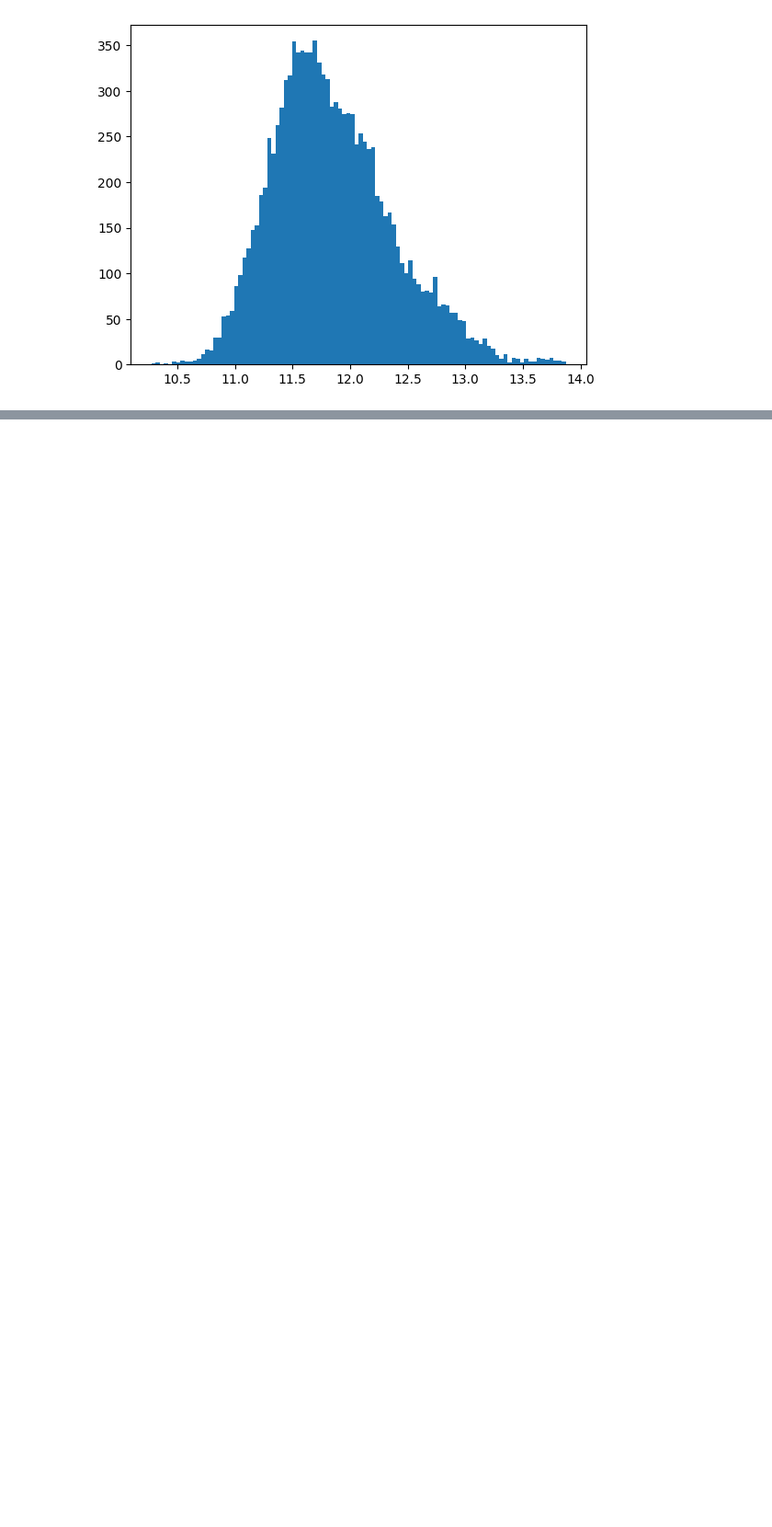
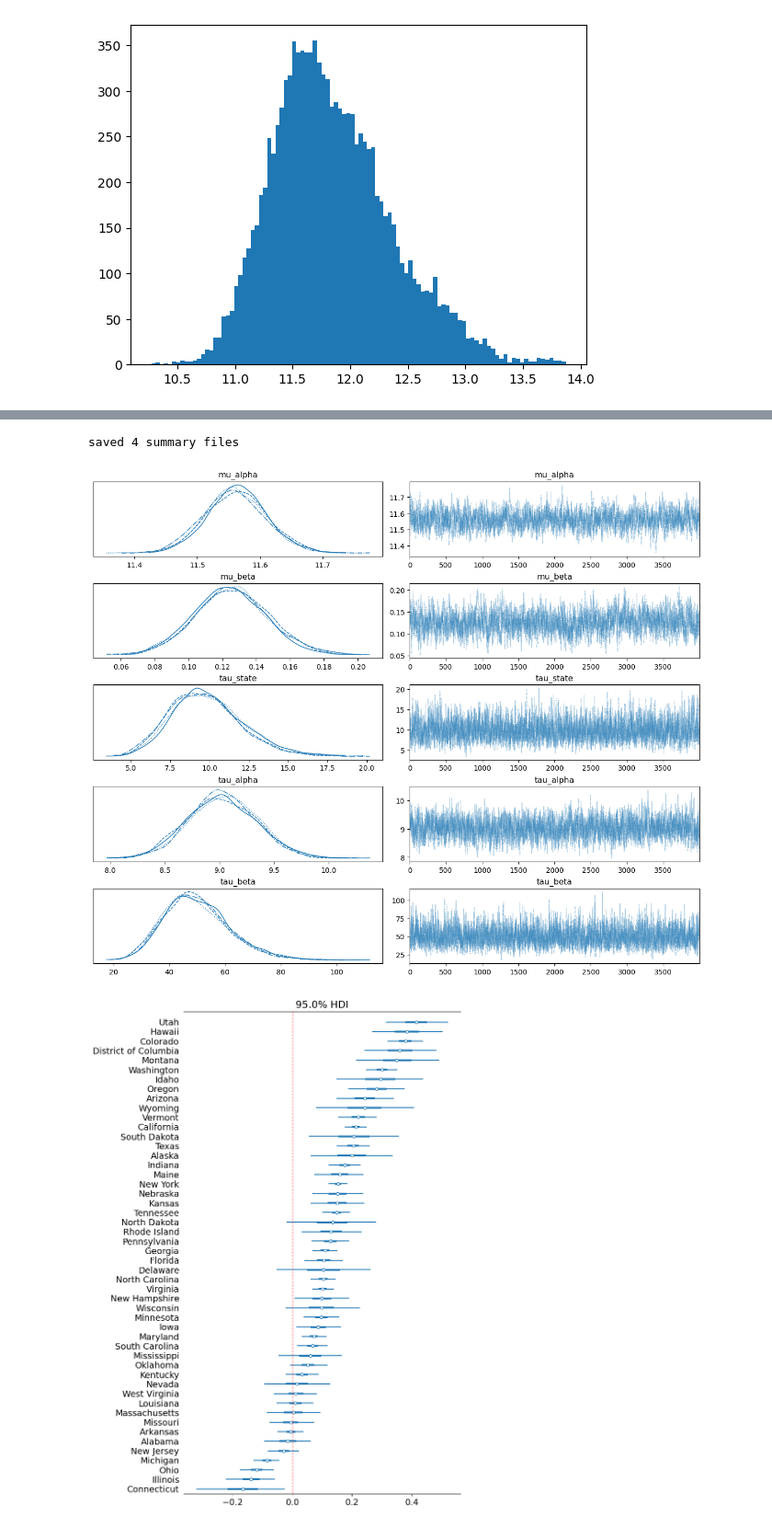
Before and after one commit to mawi510/lihtc-bayesian-analysis, a Jupyter notebook: notebooks/04_housing_value_models.ipynb, the cells around one changed output, grey strips where cells are left out. Shown at 92% size. Saved outputs shown, nothing was run; the diff lists cells and outputs as text; code cells hidden in the pictures; blank space fills up the shorter version.

```diff
--- a/notebooks/04_housing_value_models.ipynb
+++ b/notebooks/04_housing_value_models.ipynb
@@ -602,0 +671,15 @@ az.compare({"Hierarchy w Pop": trace_hier_pop, "Hierarchy w Pop and Norm": trace
+# %%
+#Pooled model on real prices, so the pooled vs hierarchical comparison only changes the hierarchy
+with pm.Model() as m:
+    tau = pm.Gamma("tau", 0.001, 0.001)
+    beta0 = pm.Normal("beta0_intercept", 12, tau=0.25)
+    beta1 = pm.Normal("beta1_sqrt_ma", 0, tau=0.001)
+    variance = pm.Deterministic("variance", 1 / tau)
+    gamma = pm.Normal("gamma", 0, tau=0.001)
+
+    mu = beta0 + (beta1 * X) + gamma * pop_growth
+    likelihood = pm.Normal("likelihood", mu=mu, tau=tau, observed=housing['log_zhvi_adj'].values)
+
+    trace_pooled_adj = pm.sample(random_seed=6420, idata_kwargs={"log_likelihood": True})
+
+az.summary(trace_pooled_adj, hdi_prob=0.95)
@@ -602,0 +815,6 @@ az.compare({"Hierarchy w Pop": trace_hier_pop, "Hierarchy w Pop and Norm": trace
+# %%
+#Final model: nested, non-centered, real prices
+with build_nested_nc(housing['log_zhvi_adj'].values):
+    trace_nested_nc = pm.sample(4000, tune=4000, target_accept=0.9, chains=4, cores=4,
+                                random_seed=6420,
+                                idata_kwargs={"log_likelihood": True})
@@ -602,0 +999,58 @@ az.compare({"Hierarchy w Pop": trace_hier_pop, "Hierarchy w Pop and Norm": trace
+# %%
+#Saving for presentation
+import os
+os.makedirs('../reports/summaries', exist_ok=True)
+
+housing.to_csv('../data/processed/housing_analysis_panel.csv', index=False)
+
+# State slopes with labels attached
+h_slopes.index.name = 'State'
+h_slopes.drop(columns=['state_name', 'call']).to_csv('../reports/summaries/housing_state_slopes.csv')
+
+# Hyperparameters of the final model
+az.summary(
+    trace_nested_nc,
+    var_names=['mu_alpha', 'mu_beta', 'tau_state', 'tau_alpha', 'tau_beta',
+               'sigma_state', 'sigma_alpha', 'sigma_beta', 'gamma'],
+    hdi_prob=0.95,
+).to_csv('../reports/summaries/housing_hyperparams.csv')
+
+az.summary(trace_pooled_adj, hdi_prob=0.95).to_csv(
+    '../reports/summaries/housing_pooled.csv'
+)
+
+# County intercepts, needed for the shrinkage plot
+alpha_out = az.summary(trace_nested_nc, var_names=['alpha'], hdi_prob=0.95)
+alpha_out.index = list(coords['county'])
+alpha_out.index.name = 'county_fips'
+alpha_out.to_csv('../reports/summaries/housing_county_intercepts.csv')
+
+print('saved 4 summary files')
+# %% [output]
+saved 4 summary files
+# %%
+#Final figures for the report, from the final nested model
+#Trace plot of the hyperparameters
+axes = az.plot_trace(trace_nested_nc, var_names=['mu_alpha', 'mu_beta', 'tau_state', 'tau_alpha', 'tau_beta'],
+                     backend_kwargs={'layout': 'constrained'})
+axes.ravel()[0].figure.savefig('../reports/figures/housing_plot_trace.jpg', bbox_inches="tight")
+plt.show()
+
+#Forest plot of the state slopes, full state names, sorted by posterior mean
+post = trace_nested_nc.posterior[['beta']]
+post = post.assign_coords(state=[STATE_NAMES[s] for s in post['state'].values])
+means = post['beta'].mean(('chain', 'draw'))
+post = post.sel(state=means.sortby(means, ascending=False)['state'].values)
+axes = az.plot_forest(post, var_names=['beta'], combined=True, hdi_prob=0.95,
+                      labeller=az.labels.NoVarLabeller(), figsize=(8, 14))
+axes[0].axvline(0, color='red', linestyle='--', linewidth=1)
+axes[0].figure.savefig('../reports/figures/housing_plot_forest.jpg', bbox_inches="tight")
+plt.show()
+
+#Posterior of the national slope
+ax = az.plot_posterior(trace_nested_nc, var_names=['mu_beta'], hdi_prob=0.95)
+ax.figure.savefig('../reports/figures/housing_plot_posterior.jpg', bbox_inches="tight")
+plt.show()
+# %% [output]
+[figure, added]
+[figure, added]
```
Also changed, not shown: parts of 39 cells of this notebook, 9 other files.
